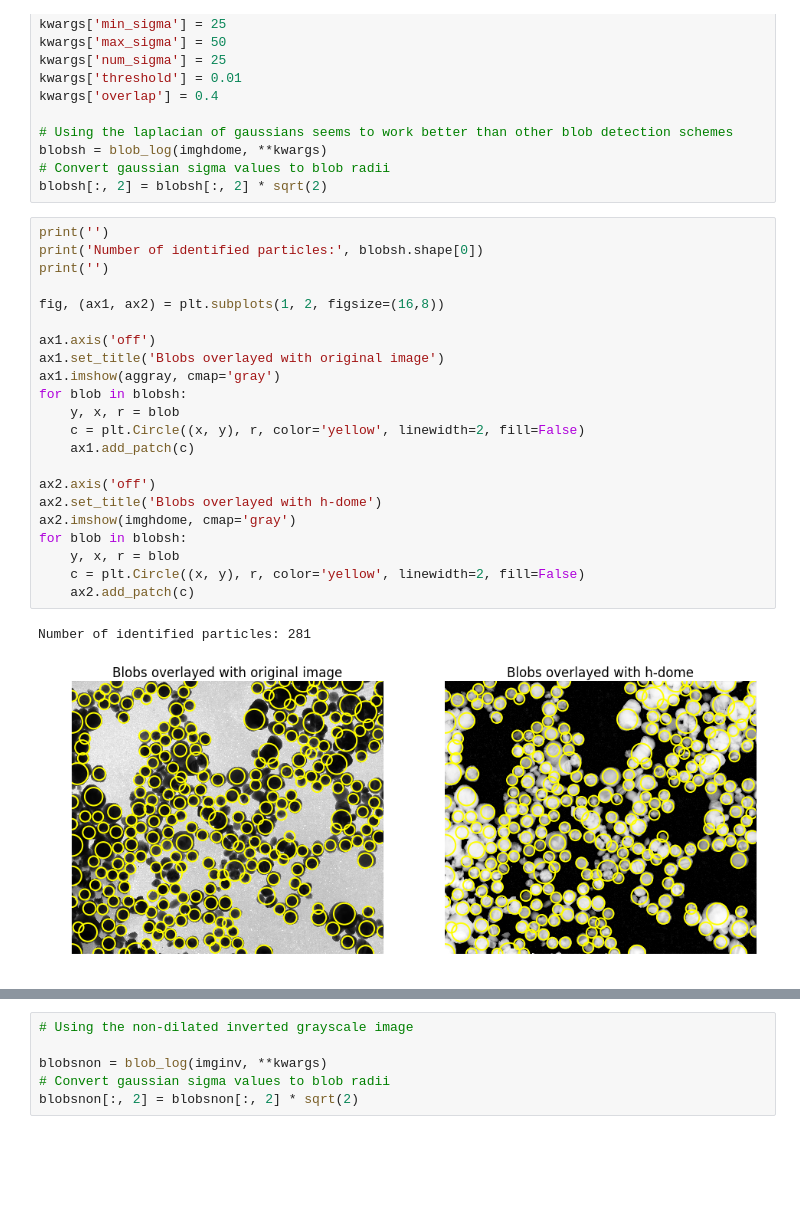
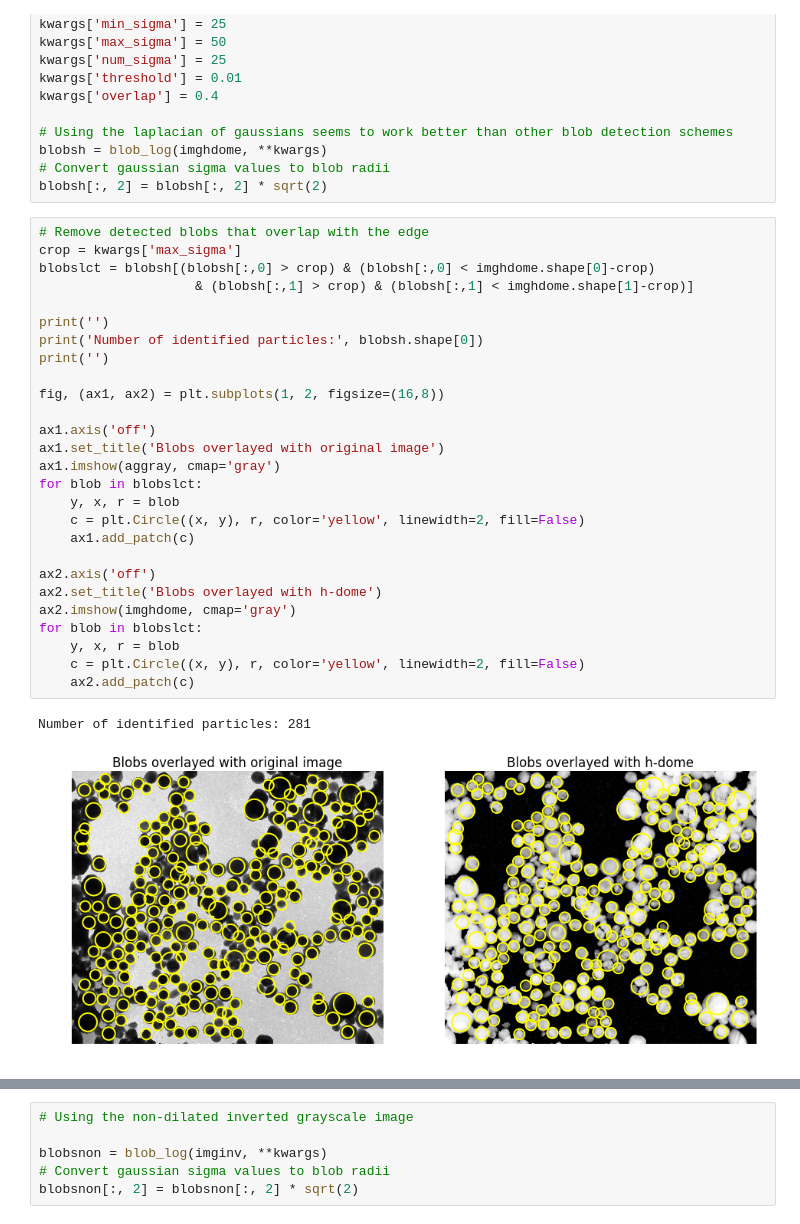
Before and after one commit to dbricare/imageanalysis, a Jupyter notebook: 2015-10 TEM Blob Detection.ipynb, the cells around one changed output, grey strips where cells are left out. Cells and saved outputs as stored; diff of their text form; blank space fills up the shorter version.

```diff
--- a/2015-10 TEM Blob Detection.ipynb
+++ b/2015-10 TEM Blob Detection.ipynb
@@ -116,28 +120,33 @@ blobsh = blob_log(imghdome, **kwargs)
 # Convert gaussian sigma values to blob radii
 blobsh[:, 2] = blobsh[:, 2] * sqrt(2)
 # %%
+# Remove detected blobs that overlap with the edge
+crop = kwargs['max_sigma']
+blobslct = blobsh[(blobsh[:,0] > crop) & (blobsh[:,0] < imghdome.shape[0]-crop)
+                    & (blobsh[:,1] > crop) & (blobsh[:,1] < imghdome.shape[1]-crop)]
+
 print('')
 print('Number of identified particles:', blobsh.shape[0])
 print('')
 
 fig, (ax1, ax2) = plt.subplots(1, 2, figsize=(16,8))
 
 ax1.axis('off')
 ax1.set_title('Blobs overlayed with original image')
 ax1.imshow(aggray, cmap='gray')
-for blob in blobsh:
+for blob in blobslct:
     y, x, r = blob
     c = plt.Circle((x, y), r, color='yellow', linewidth=2, fill=False)
     ax1.add_patch(c)
 
 ax2.axis('off')
 ax2.set_title('Blobs overlayed with h-dome')
 ax2.imshow(imghdome, cmap='gray')
-for blob in blobsh:
+for blob in blobslct:
     y, x, r = blob
     c = plt.Circle((x, y), r, color='yellow', linewidth=2, fill=False)
     ax2.add_patch(c)
 # %% [output]
 Number of identified particles: 281
-[figure, old version]
+[figure, new version]
 # %% [markdown]
```
Also changed, not shown: parts of 9 cells of this notebook, 1 other file.
